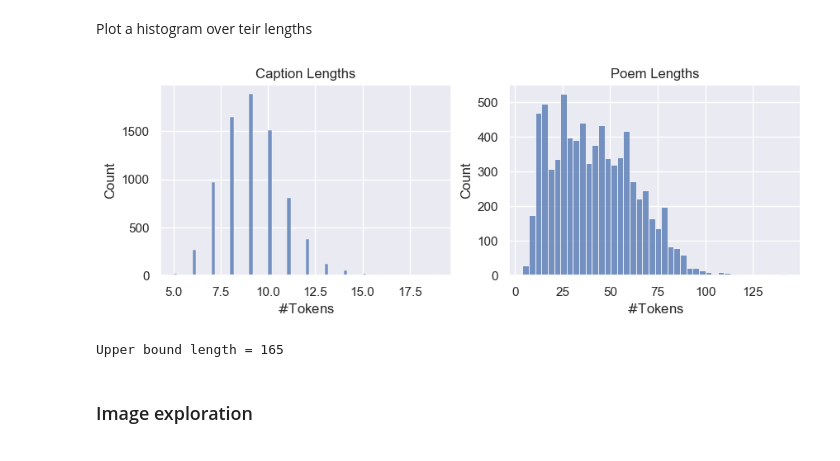
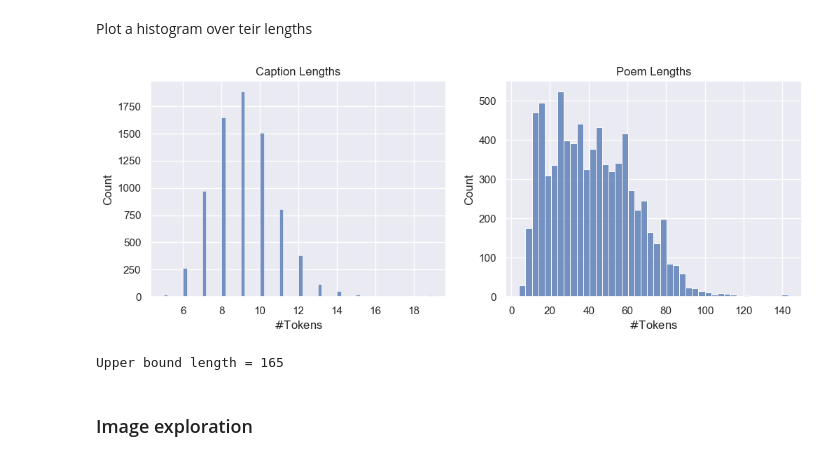
Before and after one commit to LukasLeindals/image-to-poem, a Jupyter notebook: notebooks/data_exploration.ipynb, the cells around one changed output. Saved outputs shown, nothing was run; the diff lists cells and outputs as text; code cells hidden in the pictures.

Commit message:
added save_fig to the histograms

```diff
--- a/notebooks/data_exploration.ipynb
+++ b/notebooks/data_exploration.ipynb
@@ -228,20 +228,22 @@ Caption vocabulary size         = 1023
 # %% [markdown]
 Plot a histogram over teir lengths
 # %%
-fig, axs = plt.subplots(1,2,figsize=(10,3))
+fig, axs = plt.subplots(1,2,figsize=(12,4))
 sns.histplot(cap_toks_len, ax=axs[0])
 sns.histplot(poem_toks_len, ax=axs[1])
 titles = ["Caption", "Poem"]
 for i,ax in enumerate(axs):
     ax.set_xlabel("$\#$Tokens")
     ax.set_title(f"{titles[i]} Lengths")
+plt.savefig(DATA_PATH + "cap_poem_hist.pdf")
 plt.show()
+
 
 # calculate upper bound length
 max_comb = np.max(cap_toks_len) + np.max(poem_toks_len) + 3     #+3 for [CLS] and 2*[SEP] tokens
 print("Upper bound length =", max_comb)
 # %% [output]
-[figure, old version]
+[figure, new version]
 Upper bound length = 165
 # %% [markdown]
 ### Image exploration
```
Also changed, not shown: parts of 3 cells of this notebook, 2 other files.
